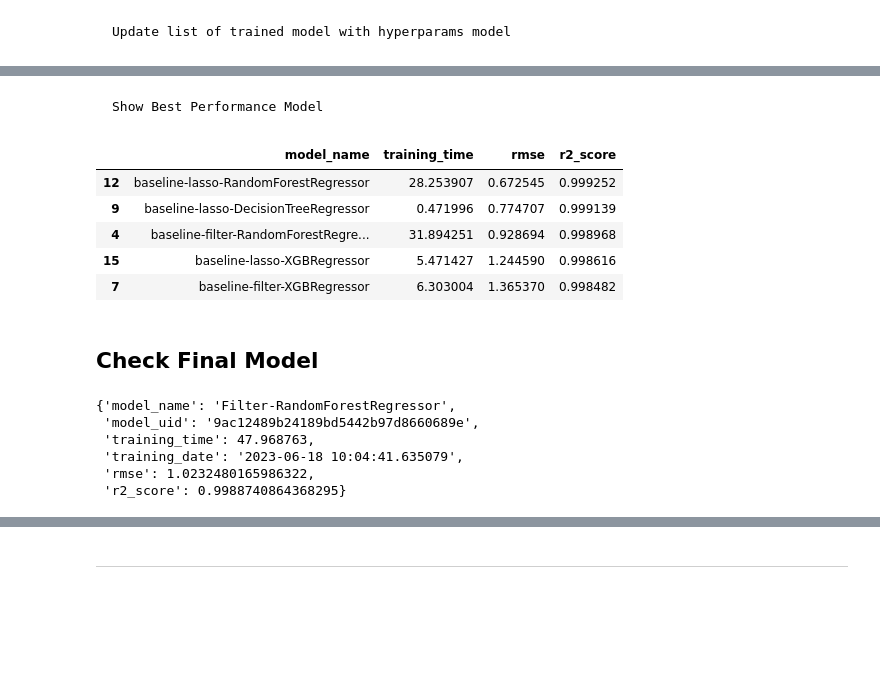
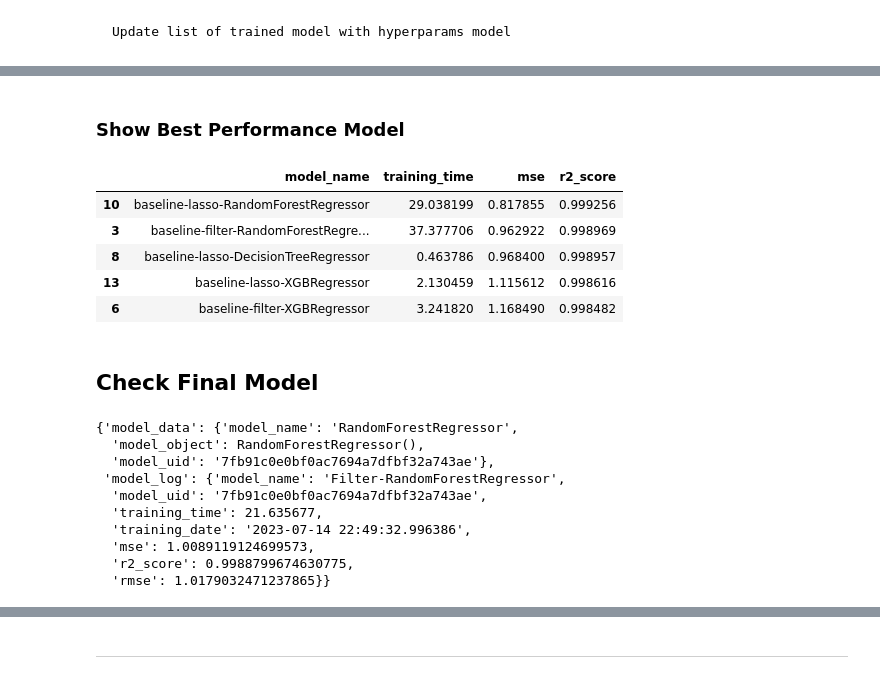
Before and after one commit to DandiMahendris/regression-model-cac, a Jupyter notebook: 04-modelling.ipynb, the cells around one changed output, grey strips where cells are left out. Drawn from its saved outputs; the diff is of its cells as text; code cells hidden in the pictures; blank space fills up the shorter version.

```diff
--- a/04-modelling.ipynb
+++ b/04-modelling.ipynb
@@ -234,7 +245,7 @@ def train_eval(configuration_model: str, params: dict, hyperparams_model: list =
 
     for config in X_train:
         # Debug message
-        util.print_debug("Training model based on configuration data: {}".format(config_data))
+        util.print_debug("Training model based on configuration data: {}".format(config))
 
         if hyperparams_model == None:
             list_of_model = create_model_object(params)
@@ -264,7 +275,7 @@ def train_eval(configuration_model: str, params: dict, hyperparams_model: list =
 
             # Evaluation
             y_predict = model["model_object"].predict(X_valid_data)
-            rmse = mean_squared_error(y_valid_data, y_predict, squared=True)
+            mse = mean_squared_error(y_valid_data, y_predict, squared=False)
             r2 = r2_score(y_valid_data, y_predict)
 
             # Debug message
@@ -280,7 +291,7 @@ def train_eval(configuration_model: str, params: dict, hyperparams_model: list =
             training_log["model_uid"].append(uid)
             training_log["training_time"].append(training_time)
             training_log["training_date"].append(util.time_stamp())
-            training_log["rmse"].append(rmse)
+            training_log["mse"].append(mse)
             training_log["r2_score"].append(r2)
 
             # Collenct current trained model
@@ -288,9 +299,11 @@ def train_eval(configuration_model: str, params: dict, hyperparams_model: list =
 
             # Debug Message
             util.print_debug("Model {} has been trained".format(model["model_name"]))
+            util.print_debug("-"*40)
 
         # Collect current trained list of model
         list_of_trained_model[config] = copy.deepcopy(trained_model)
+        util.print_debug("="*40)
 
     # Debug message
     util.print_debug("All combination models and data has been trained.")
@@ -375,7 +388,7 @@ def get_production_model(list_of_model, training_log, params):
             y_pred = prev_production_model["model_data"]["model_object"].predict(X_valid['filter'])
 
             # Re-asses prediction result
-            eval_res = mean_squared_error(y_valid['filter'], y_pred, squared = True)
+            eval_res = mean_squared_error(y_valid['filter'], y_pred, squared = False)
             eval_r2 = r2_score(y_valid['filter'], y_pred)
 
             # Debug message
@@ -385,7 +398,7 @@ def get_production_model(list_of_model, training_log, params):
             util.print_debug("Storing new metrics data to previous model structure.")
 
             # Update their performance log
-            prev_production_model["model_log"]["rmse"] = eval_res
+            prev_production_model["model_log"]["mse"] = eval_res
             prev_production_model["model_log"]["r2_score"] = eval_r2
 
             # Debug message
@@ -407,7 +420,7 @@ def get_production_model(list_of_model, training_log, params):
     util.print_debug("Sorting training log by f1 macro avg and training time.")
 
     # Sort training log by f1 score macro avg and trining time
-    best_model_log = training_log.sort_values(["rmse", "training_time"], ascending = [True, True]).iloc[0]
+    best_model_log = training_log.sort_values(["mse", "training_time"], ascending = [True, True]).iloc[0]
 
     # Debug message
     util.print_debug("Searching model data based on sorted training log.")
@@ -546,12 +568,12 @@ def create_dist_params(model_name:str) -> dict:
         "criterion" : ['squared_error', 'absolute_error'],
         "min_samples_split" : np.arange(3,10,1).tolist(),
         "min_samples_leaf" : np.arange(2,10,1).tolist(),
-        "max_depth" : np.arange(1,500,50).tolist(),
+        "max_depth" : np.arange(50,501,50).tolist(),
         "random_state" : [42]
     }
 
     dist_params_rf = {
-        "n_estimators" : np.arange(100,501,100).tolist(),
+        "n_estimators" : np.arange(100,500,100).tolist(),
         "criterion" : ["squared_error", "absolute_error"],
         "max_depth" : np.arange(2,11,1).tolist(),
         "min_samples_split" : np.arange(1,10,1).tolist(),
@@ -811,7 +834,7 @@ def train_eval(configuration_model: str, params: dict, hyperparams_model: list =
 
             # Evaluation
             y_predict = model["model_object"].predict(X_valid_data)
-            rmse = mean_squared_error(y_valid_data, y_predict, squared=True)
+            mse = mean_squared_error(y_valid_data, y_predict, squared=False)
             r2 = r2_score(y_valid_data, y_predict)
 
             # Debug message
@@ -827,7 +850,7 @@ def train_eval(configuration_model: str, params: dict, hyperparams_model: list =
             training_log["model_uid"].append(uid)
             training_log["training_time"].append(training_time)
             training_log["training_date"].append(util.time_stamp())
-            training_log["rmse"].append(rmse)
+            training_log["mse"].append(mse)
             training_log["r2_score"].append(r2)
 
             # Collenct current trained model
@@ -835,9 +858,11 @@ def train_eval(configuration_model: str, params: dict, hyperparams_model: list =
 
             # Debug Message
             util.print_debug("Model {} has been trained".format(model["model_name"]))
+            util.print_debug("-"*40)
 
         # Collect current trained list of model
         list_of_trained_model[config] = copy.deepcopy(trained_model)
+        util.print_debug("="*40)
 
     # Debug message
     util.print_debug("All combination models and data has been trained.")
@@ -869,29 +894,35 @@ list_of_test_model, testing_log = train_eval("baseline", config_data,
 # %% [markdown]
-    Show Best Performance Model
+### <b>Show Best Performance Model </b>
 # %%
 pd.DataFrame(testing_log)[['model_name',
                            'training_time',
-                           'rmse',
+                           'mse',
                            'r2_score']]\
-.sort_values(['rmse', 'r2_score', 'training_time'],
+.sort_values(['mse', 'r2_score', 'training_time'],
              ascending=[True,True,True])\
 .head(5)
 # %% [output]
-|  | model_name | training_time | rmse | r2_score |
-| 12 | baseline-lasso-RandomForestRegressor | 28.253907 | 0.672545 | 0.999252 |
-| 9 | baseline-lasso-DecisionTreeRegressor | 0.471996 | 0.774707 | 0.999139 |
-| 4 | baseline-filter-RandomForestRegre... | 31.894251 | 0.928694 | 0.998968 |
-| 15 | baseline-lasso-XGBRegressor | 5.471427 | 1.244590 | 0.998616 |
-| 7 | baseline-filter-XGBRegressor | 6.303004 | 1.365370 | 0.998482 |
+|  | model_name | training_time | mse | r2_score |
+| 10 | baseline-lasso-RandomForestRegressor | 29.038199 | 0.817855 | 0.999256 |
+| 3 | baseline-filter-RandomForestRegre... | 37.377706 | 0.962922 | 0.998969 |
+| 8 | baseline-lasso-DecisionTreeRegressor | 0.463786 | 0.968400 | 0.998957 |
+| 13 | baseline-lasso-XGBRegressor | 2.130459 | 1.115612 | 0.998616 |
+| 6 | baseline-filter-XGBRegressor | 3.241820 | 1.168490 | 0.998482 |
 # %% [markdown]
-## Check Final Model
+## <b> Check Final Model </b>
-# %%
-model['model_log']
-# %% [output]
-{'model_name': 'Filter-RandomForestRegressor',
- 'model_uid': '9ac12489b24189bd5442b97d8660689e',
- 'training_time': 47.968763,
- 'training_date': '2023-06-18 10:04:41.635079',
- 'rmse': 1.0232480165986322,
- 'r2_score': 0.9988740864368295}
+# %%
+final_model = util.pickle_load(config_data["production_model_path"])
+
+final_model
+# %% [output]
+{'model_data': {'model_name': 'RandomForestRegressor',
+  'model_object': RandomForestRegressor(),
+  'model_uid': '7fb91c0e0bf0ac7694a7dfbf32a743ae'},
+ 'model_log': {'model_name': 'Filter-RandomForestRegressor',
+  'model_uid': '7fb91c0e0bf0ac7694a7dfbf32a743ae',
+  'training_time': 21.635677,
+  'training_date': '2023-07-14 22:49:32.996386',
+  'mse': 1.0089119124699573,
+  'r2_score': 0.9988799674630775,
+  'rmse': 1.0179032471237865}}
 # %% [markdown]
```
Also changed, not shown: parts of 43 cells of this notebook, 40 other files.
